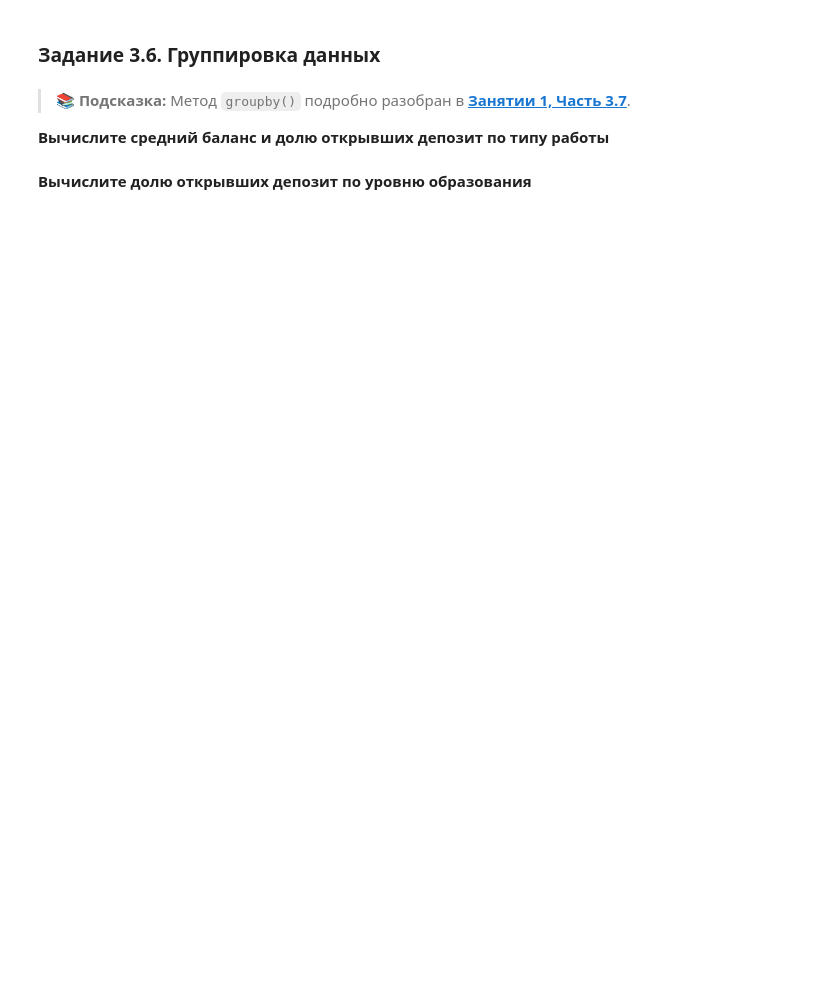
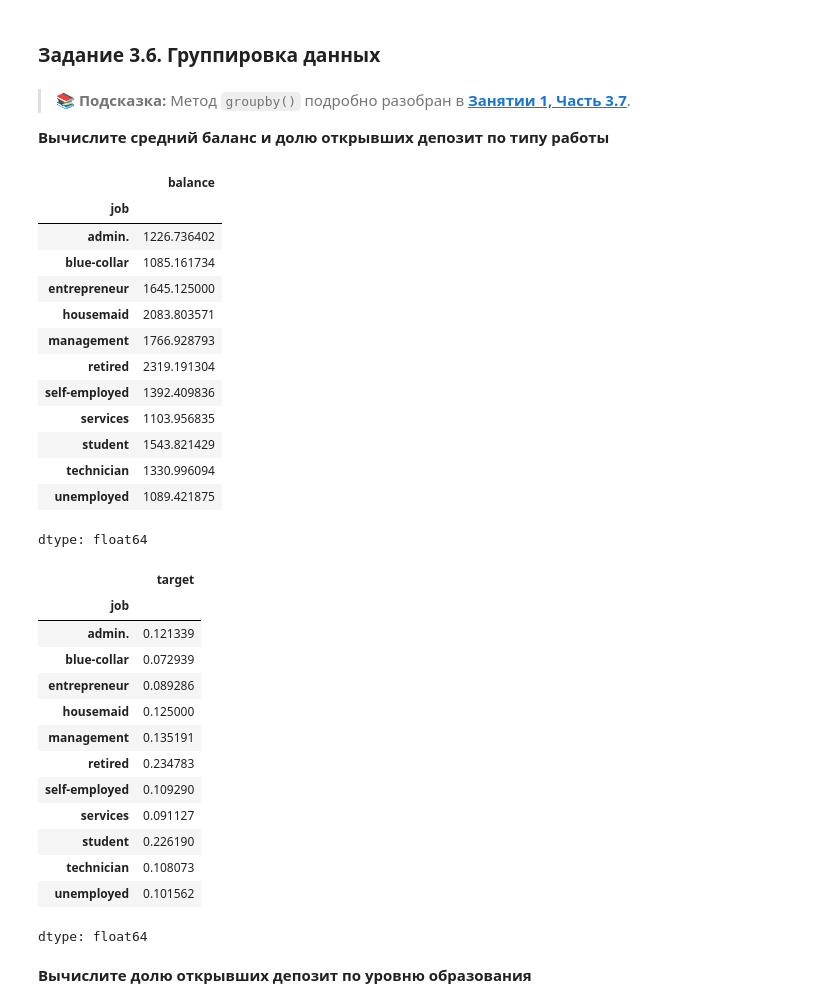
Before and after one commit to GDVevo/ml_uni, a Jupyter notebook: Практическая_работа_№10_Разведочный_анализ,_предобработка_данных_и_обучение_моделей_классификации.ipynb, the cells around one changed output. Cells and saved outputs as stored; diff of their text form; code cells hidden in the pictures; blank space fills up the shorter version.

```diff
--- a/Практическая_работа_№10_Разведочный_анализ,_предобработка_данных_и_обучение_моделей_классификации.ipynb
+++ b/Практическая_работа_№10_Разведочный_анализ,_предобработка_данных_и_обучение_моделей_классификации.ipynb
@@ -433,2 +435,36 @@ TypeError: Data source must be a DataFrame or Mapping, not <class 'pandas.core.g
+# %%
+# ВАШ КОД
+display(bank.groupby('job')['balance'].mean())
+# если надо посчитать долю по ВСЕМ людям - вместо последнего написать bank.shape[0]
+bank.groupby('job')['target'].sum() / bank.groupby('job')['target'].size()
+# %% [output]
+|  | balance |
+| job |  |
+| admin. | 1226.736402 |
+| blue-collar | 1085.161734 |
+| entrepreneur | 1645.125000 |
+| housemaid | 2083.803571 |
+| management | 1766.928793 |
+| retired | 2319.191304 |
+| self-employed | 1392.409836 |
+| services | 1103.956835 |
+| student | 1543.821429 |
+| technician | 1330.996094 |
+| unemployed | 1089.421875 |
+dtype: float64
+|  | target |
+| job |  |
+| admin. | 0.121339 |
+| blue-collar | 0.072939 |
+| entrepreneur | 0.089286 |
+| housemaid | 0.125000 |
+| management | 0.135191 |
+| retired | 0.234783 |
+| self-employed | 0.109290 |
+| services | 0.091127 |
+| student | 0.226190 |
+| technician | 0.108073 |
+| unemployed | 0.101562 |
+dtype: float64
 # %% [markdown]
 **Вычислите долю открывших депозит по уровню образования**
```
Also changed, not shown: parts of 6 cells of this notebook.
